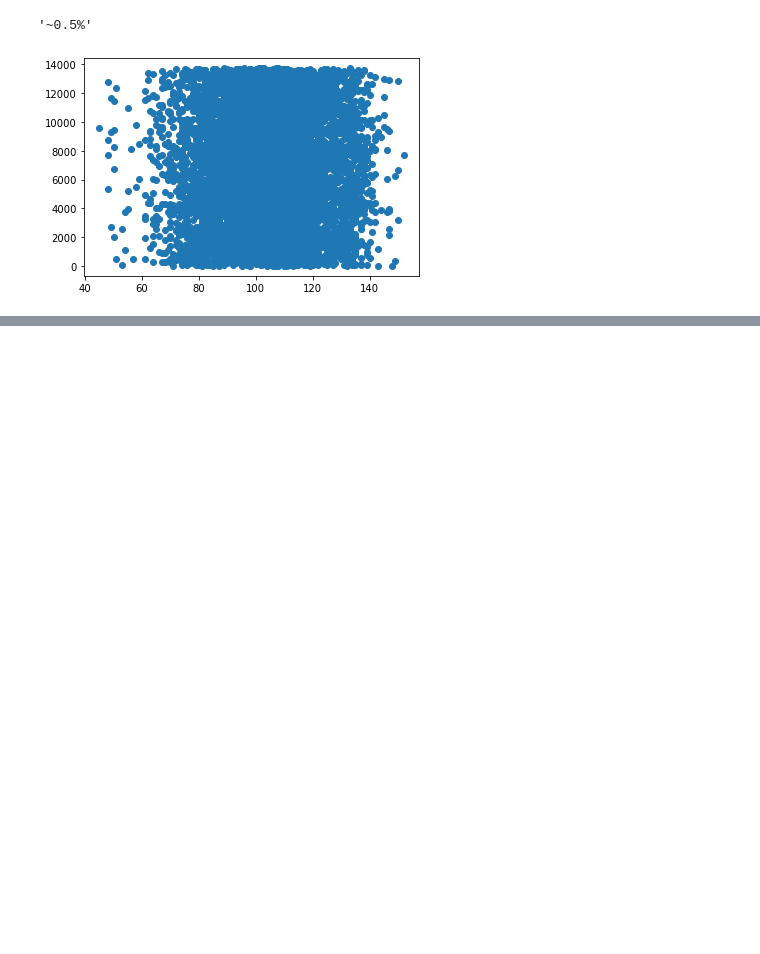
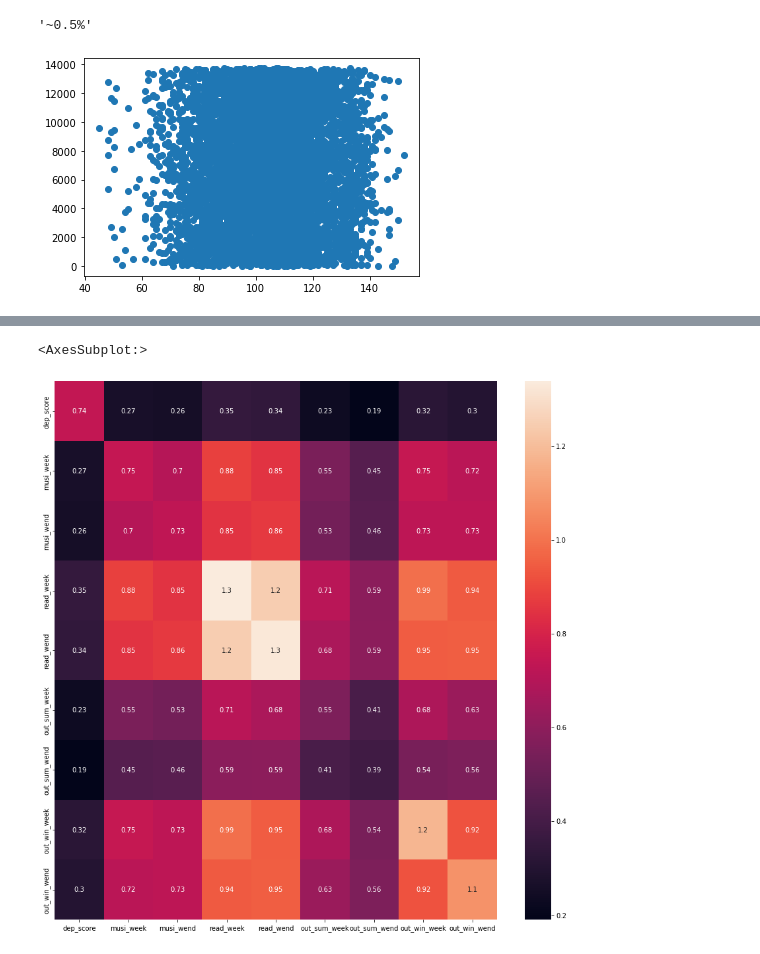
Before and after one commit to phillipSloan/applied-data-science, a Jupyter notebook: personal-notebooks/data-exploration-phillip.ipynb, the cells around one changed output, grey strips where cells are left out. Cells and saved outputs as stored; diff of their text form; code cells hidden in the pictures; blank space fills up the shorter version.

```diff
--- a/personal-notebooks/data-exploration-phillip.ipynb
+++ b/personal-notebooks/data-exploration-phillip.ipynb
@@ -128,0 +239,3 @@ plt.show()
+# %%
+cov_matrix = df.cov()
+cov_matrix.head()
@@ -128,0 +249,8 @@ plt.show()
+# %%
+import seaborn as sns
+%matplotlib inline
+plt.rcParams["figure.figsize"] = [15, 15]
+sns.heatmap(cov_matrix, annot=True)
+# %% [output]
+<AxesSubplot:>
+[figure, added]
```
Also changed, not shown: parts of 12 cells of this notebook.
